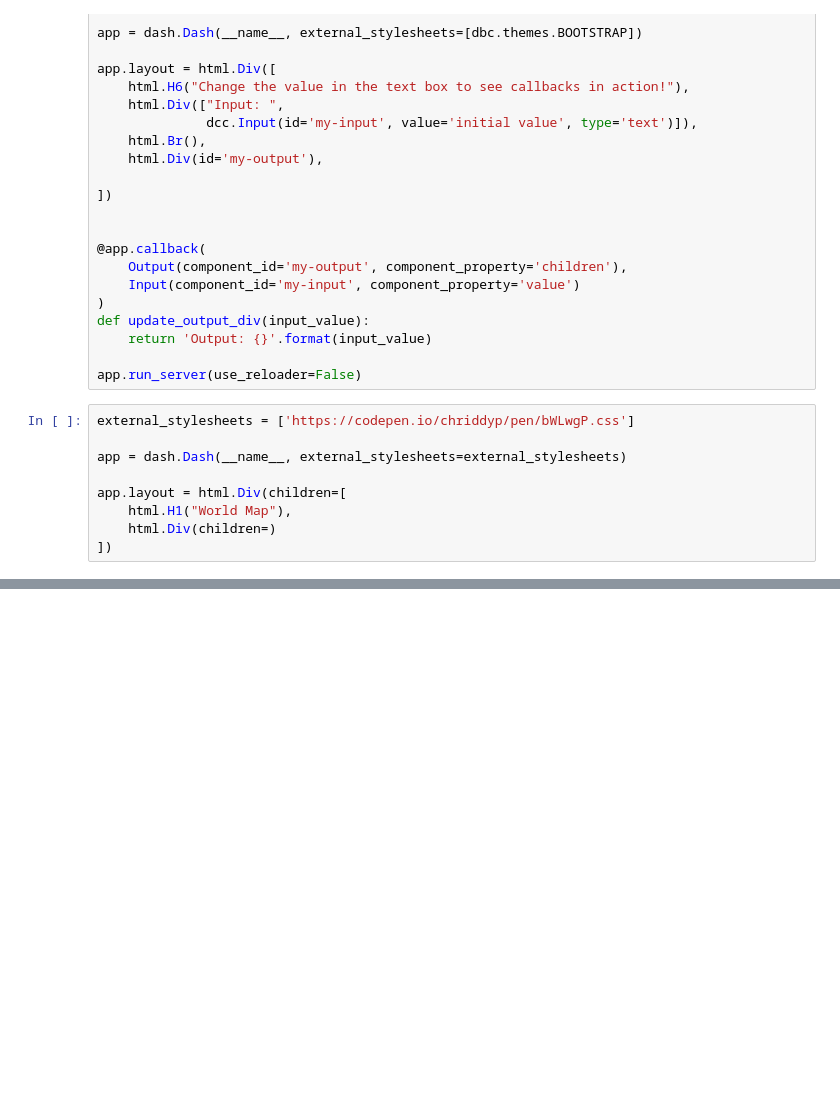
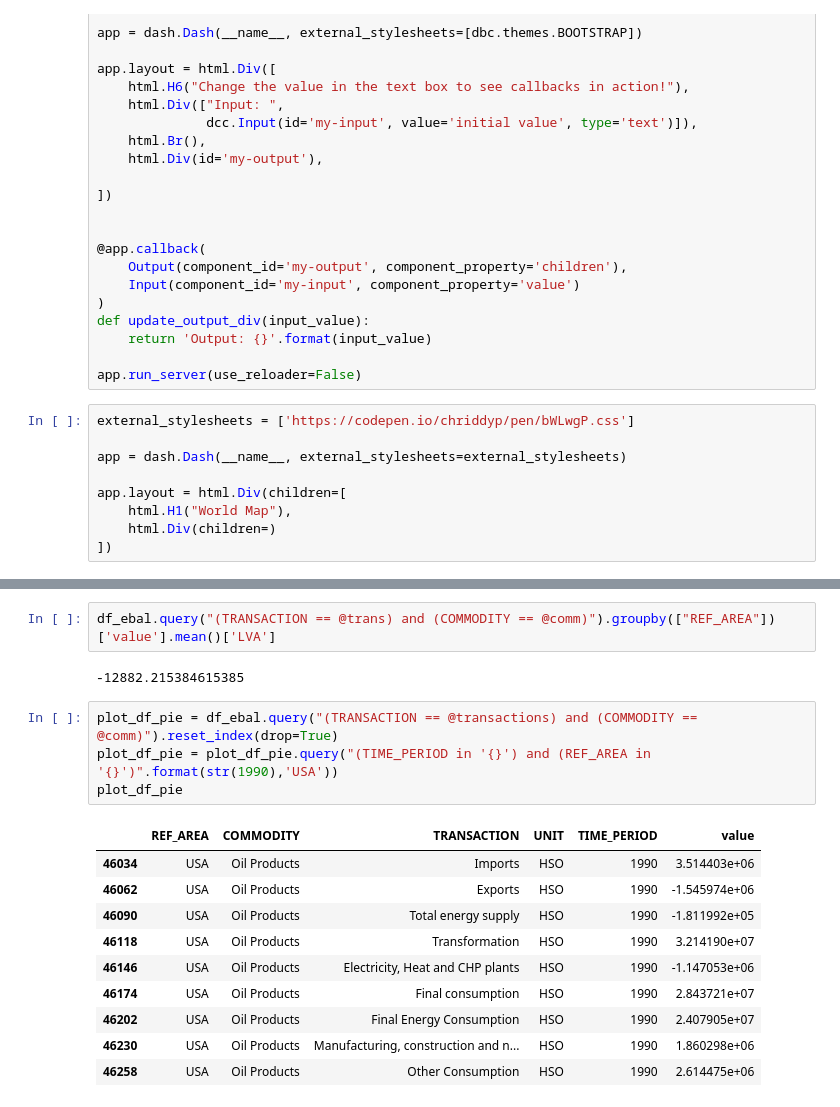
Before and after one commit to reach2sayan/data-1050-infinity, a Jupyter notebook: Dash_ben.ipynb, the cells around one changed output, grey strips where cells are left out. Saved outputs shown, nothing was run; the diff lists cells and outputs as text; blank space fills up the shorter version.

```diff
--- a/Dash_ben.ipynb
+++ b/Dash_ben.ipynb
@@ -444,0 +514,19 @@ app.layout = html.Div(children=[
+# %%
+df_ebal.query("(TRANSACTION == @trans) and (COMMODITY == @comm)").groupby(["REF_AREA"])['value'].mean()['LVA']
+# %% [output]
+-12882.215384615385
+# %%
+plot_df_pie = df_ebal.query("(TRANSACTION == @transactions) and (COMMODITY == @comm)").reset_index(drop=True)
+plot_df_pie = plot_df_pie.query("(TIME_PERIOD in '{}') and (REF_AREA in '{}')".format(str(1990),'USA'))
+plot_df_pie
+# %% [output]
+|  | REF_AREA | COMMODITY | TRANSACTION | UNIT | TIME_PERIOD | value |
+| 46034 | USA | Oil Products | Imports | HSO | 1990 | 3.514403e+06 |
+| 46062 | USA | Oil Products | Exports | HSO | 1990 | -1.545974e+06 |
+| 46090 | USA | Oil Products | Total energy supply | HSO | 1990 | -1.811992e+05 |
+| 46118 | USA | Oil Products | Transformation | HSO | 1990 | 3.214190e+07 |
+| 46146 | USA | Oil Products | Electricity, Heat and CHP plants | HSO | 1990 | -1.147053e+06 |
+| 46174 | USA | Oil Products | Final consumption | HSO | 1990 | 2.843721e+07 |
+| 46202 | USA | Oil Products | Final Energy Consumption | HSO | 1990 | 2.407905e+07 |
+| 46230 | USA | Oil Products | Manufacturing, construction and n... | HSO | 1990 | 1.860298e+06 |
+| 46258 | USA | Oil Products | Other Consumption | HSO | 1990 | 2.614475e+06 |
```
Also changed, not shown: parts of 14 cells of this notebook, 2 other files.
